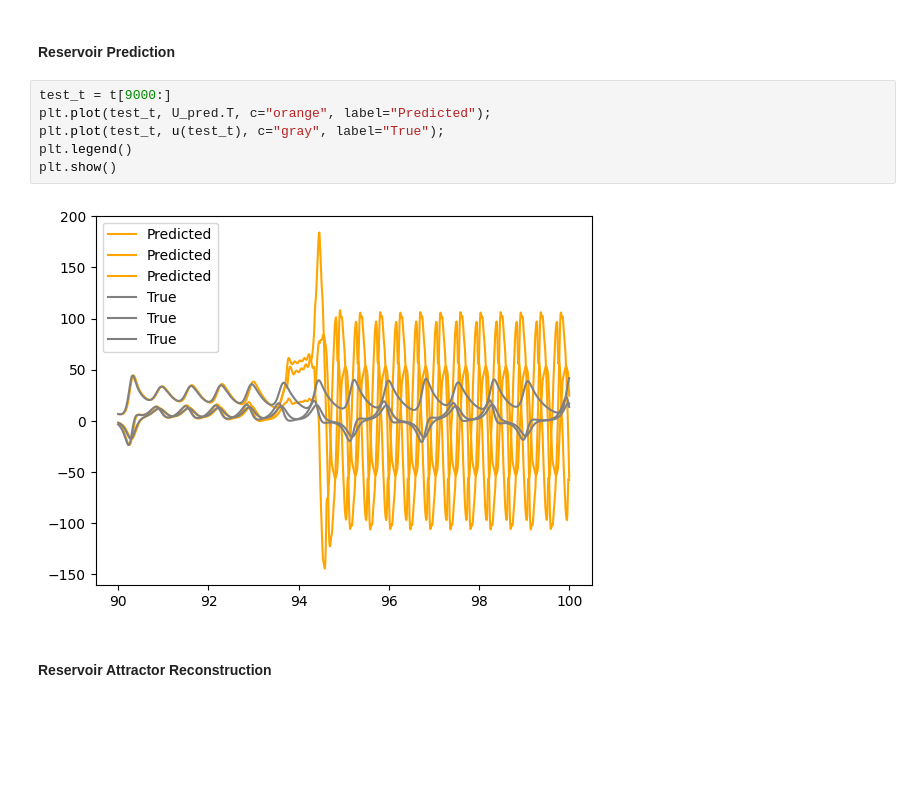
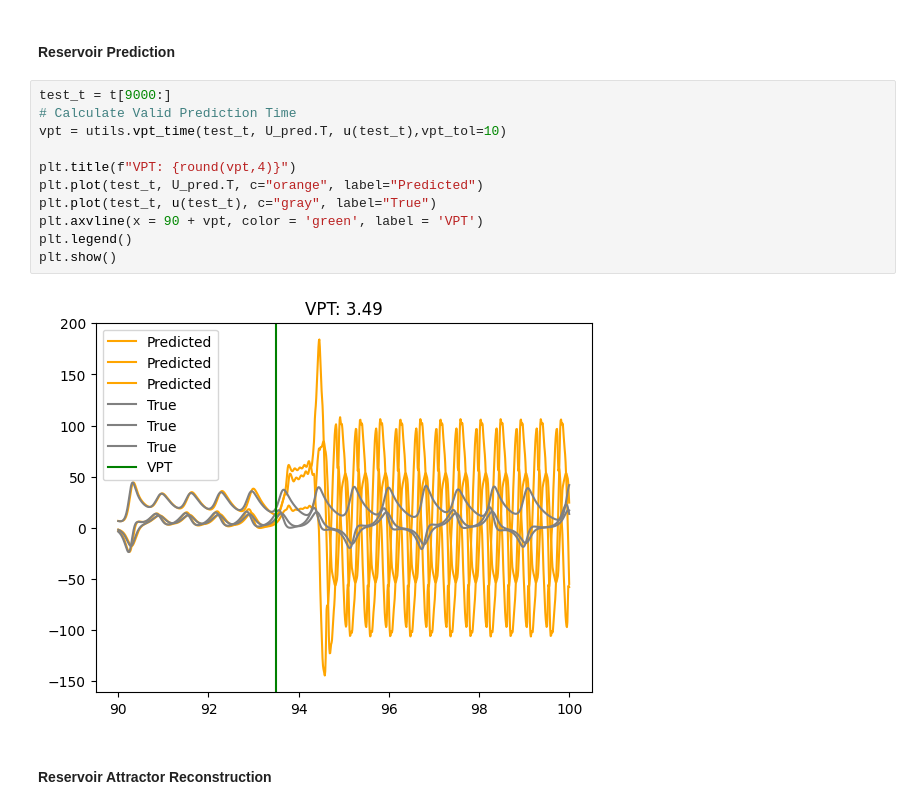
Before and after one commit to dt-litster/Nudging-Reservoirs, a Jupyter notebook: lorenz_example.ipynb, the cells around one changed output. Cells and saved outputs as stored; diff of their text form; blank space fills up the shorter version.

```diff
--- a/lorenz_example.ipynb
+++ b/lorenz_example.ipynb
@@ -62,12 +63,17 @@ plt.show()
 #### Reservoir Prediction
 # %%
 test_t = t[9000:]
-plt.plot(test_t, U_pred.T, c="orange", label="Predicted");
-plt.plot(test_t, u(test_t), c="gray", label="True");
+# Calculate Valid Prediction Time
+vpt = utils.vpt_time(test_t, U_pred.T, u(test_t),vpt_tol=10)
+
+plt.title(f"VPT: {round(vpt,4)}")
+plt.plot(test_t, U_pred.T, c="orange", label="Predicted")
+plt.plot(test_t, u(test_t), c="gray", label="True")
+plt.axvline(x = 90 + vpt, color = 'green', label = 'VPT')
 plt.legend()
 plt.show()
 # %% [output]
-[figure, old version]
+[figure, new version]
 # %% [markdown]
 #### Reservoir Attractor Reconstruction
 # %%
```
Also changed, not shown: parts of 1 cell of this notebook, 1 other file.
